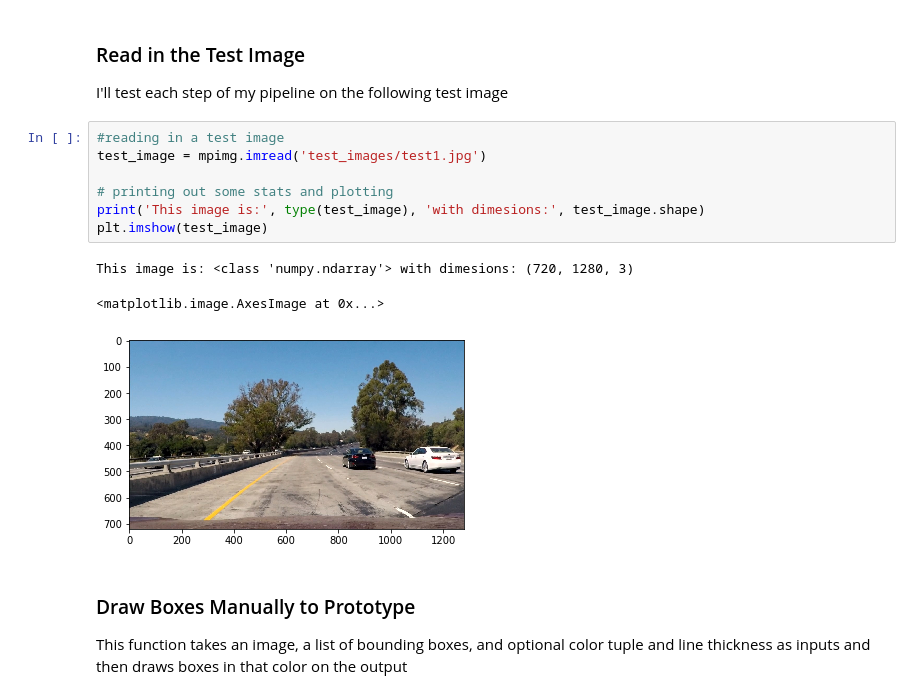
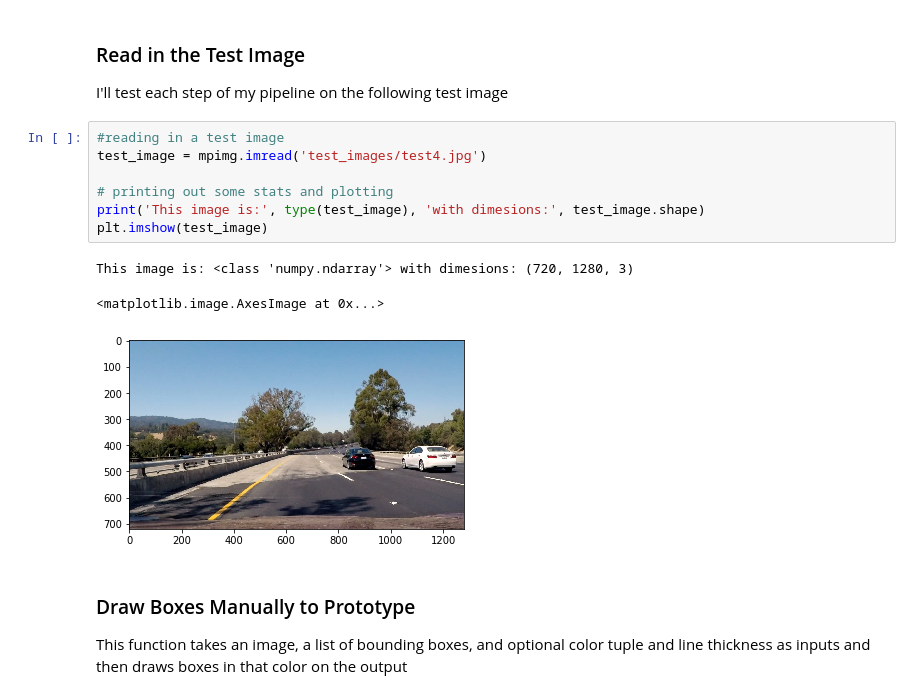
Before and after one commit to vinny-palumbo/AutonomousCars-VehicleDetection, a Jupyter notebook: pipeline.ipynb, the cells around one changed output. Cells and saved outputs as stored; diff of their text form.

```diff
--- a/pipeline.ipynb
+++ b/pipeline.ipynb
@@ -33,15 +33,15 @@ print(test_images_names)
 I'll test each step of my pipeline on the following test image
 # %%
 #reading in a test image
-test_image = mpimg.imread('test_images/test1.jpg')
+test_image = mpimg.imread('test_images/test4.jpg')
 
 # printing out some stats and plotting
 print('This image is:', type(test_image), 'with dimesions:', test_image.shape)
 plt.imshow(test_image)
 # %% [output]
 This image is: <class 'numpy.ndarray'> with dimesions: (720, 1280, 3)
 <matplotlib.image.AxesImage at 0x...>
-[figure, old version]
+[figure, new version]
 # %% [markdown]
 ### Draw Boxes Manually to Prototype
 This function takes an image, a list of bounding boxes, and optional color tuple and line thickness as inputs and then draws boxes in that color on the output
```
Also changed, not shown: parts of 35 cells of this notebook.
